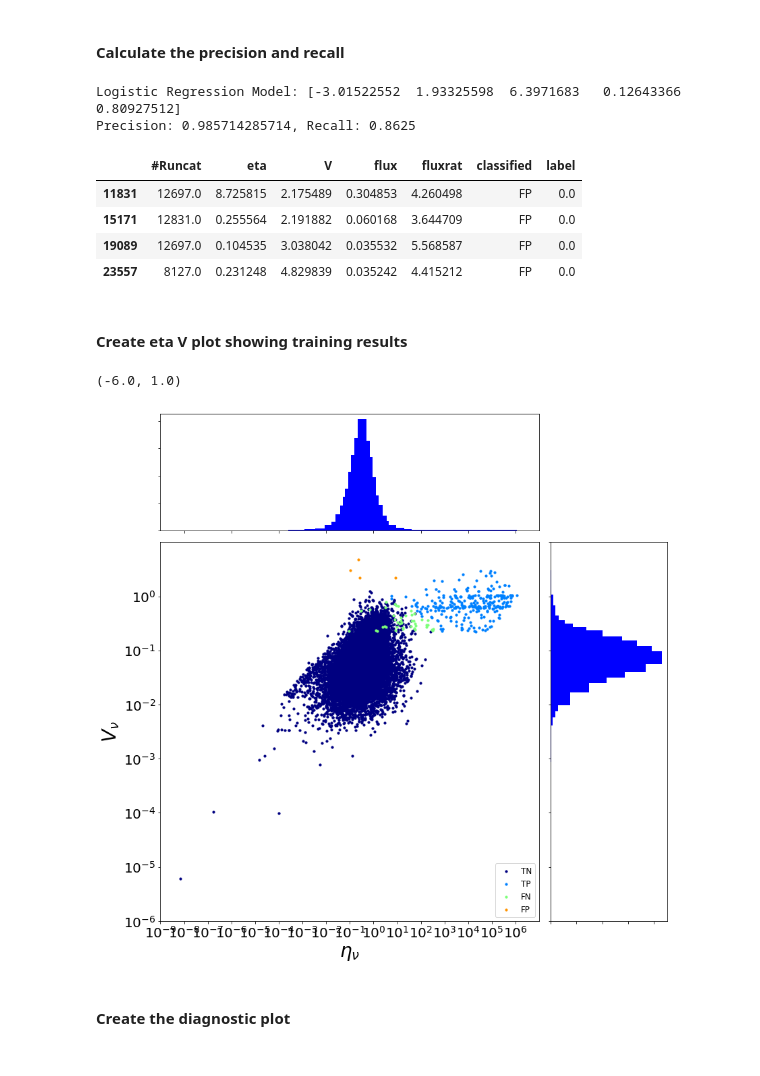
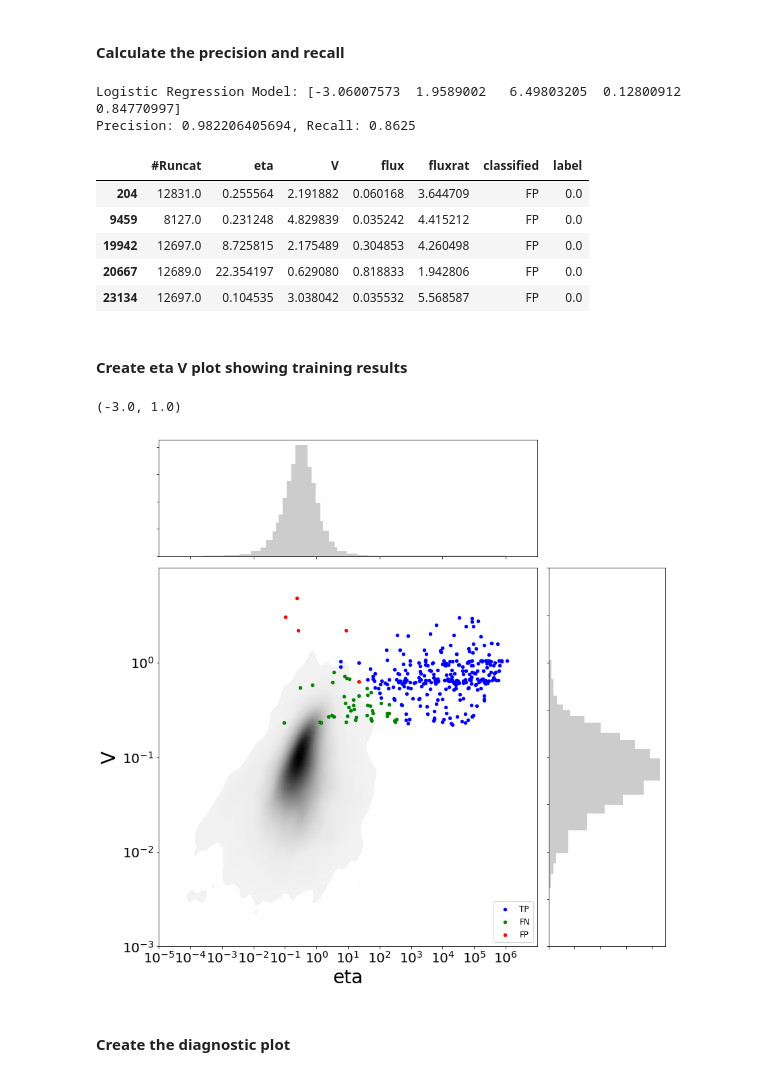
Before and after one commit to AntoniaR/TraP_ML_tools, a Jupyter notebook: examples/logistic_regression.ipynb, the cells around one changed output. Cells and saved outputs as stored; diff of their text form; code cells hidden in the pictures.

```diff
--- a/examples/logistic_regression.ipynb
+++ b/examples/logistic_regression.ipynb
@@ -36,7 +37,7 @@ from machine_learning import generic_tools
 # %%
 tests = False
 plots = False
-lda = 0.1
+lda = 0.
 path='ml_csv_files/'
 stableData = path+'stable_sources.csv'
 simulatedData = path+'sim_*_trans_data.csv'
@@ -77,7 +86,10 @@ Optimization terminated successfully.
 tp, fp, fn, tn, classified = train_logistic_regression.classify_data(X,y.T,theta)
 classified=np.array(np.c_[ids,classified,y])
 classified=pd.DataFrame(data=classified, columns=['#Runcat','eta','V','flux','fluxrat','classified','label'])
-classified=classified.apply(lambda row:[row['#Runcat'],10.**(float(row['eta'])),10.**(float(row['V'])),float(row['flux']),float(row['fluxrat']),row['classified'],row['label']],axis=1)
+classified['eta']=classified[['eta']].apply(lambda row:10.**(float(row['eta'])),axis=1)
+classified['V']=classified[['V']].apply(lambda row:10.**(float(row['V'])),axis=1)
+classified['flux']=classified[['flux']].apply(lambda row:float(row['flux']),axis=1)
+classified['fluxrat']=classified[['fluxrat']].apply(lambda row:float(row['fluxrat']),axis=1)
 # %% [markdown]
 #### Calculate the precision and recall
 # %%
@@ -85,22 +97,25 @@ precision, recall = generic_tools.precision_and_recall(tp,fp,fn)
 print "Logistic Regression Model: "+str(theta)
 print "Precision: "+str(precision)+", Recall: "+str(recall)
 # %% [output]
-Logistic Regression Model: [-3.01522552  1.93325598  6.3971683   0.12643366  0.80927512]
-Precision: 0.985714285714, Recall: 0.8625
+Logistic Regression Model: [-3.06007573  1.9589002   6.49803205  0.12800912  0.84770997]
+Precision: 0.982206405694, Recall: 0.8625
 # %%
 classified.loc[(classified['classified'] == 'FP')]
 # %% [output]
 |  | #Runcat | eta | V | flux | fluxrat | classified | label |
-| 11831 | 12697.0 | 8.725815 | 2.175489 | 0.304853 | 4.260498 | FP | 0.0 |
-| 15171 | 12831.0 | 0.255564 | 2.191882 | 0.060168 | 3.644709 | FP | 0.0 |
-| 19089 | 12697.0 | 0.104535 | 3.038042 | 0.035532 | 5.568587 | FP | 0.0 |
-| 23557 | 8127.0 | 0.231248 | 4.829839 | 0.035242 | 4.415212 | FP | 0.0 |
+| 204 | 12831.0 | 0.255564 | 2.191882 | 0.060168 | 3.644709 | FP | 0.0 |
+| 9459 | 8127.0 | 0.231248 | 4.829839 | 0.035242 | 4.415212 | FP | 0.0 |
+| 19942 | 12697.0 | 8.725815 | 2.175489 | 0.304853 | 4.260498 | FP | 0.0 |
+| 20667 | 12689.0 | 22.354197 | 0.629080 | 0.818833 | 1.942806 | FP | 0.0 |
+| 23134 | 12697.0 | 0.104535 | 3.038042 | 0.035532 | 5.568587 | FP | 0.0 |
 # %% [markdown]
 #### Create eta V plot showing training results
 # %%
 plotdata=classified
-frequencies=plotdata.classified.unique()
-col = pltvp.make_cmap(frequencies)
+frequencies=['TN','TP','FN','FP']
+col=['k','b','g','r']
+
+
 
 nullfmt   = NullFormatter()         # no labels
 fontP = FontProperties()
@@ -119,42 +134,54 @@ axHistx=fig.add_subplot(221, position=rect_histx)
 axHisty=fig.add_subplot(224, position=rect_histy)
 axHistx.xaxis.set_major_formatter(nullfmt)
 axHisty.yaxis.set_major_formatter(nullfmt)
 axHistx.axes.yaxis.set_ticklabels([])
 axHisty.axes.xaxis.set_ticklabels([])
 
 for i in range(len(frequencies)):
     plotdataTMP=plotdata.loc[(plotdata['classified']==frequencies[i])]
     xdata_var=np.log10(plotdataTMP['eta'])
     ydata_var=np.log10(plotdataTMP['V'])
-    axScatter.scatter(xdata_var, ydata_var,color=col[i], s=10., zorder=5)
+    if frequencies[i] != 'TN':
+        axScatter.scatter(xdata_var, ydata_var,color=col[i], s=20., zorder=5)
+freq_labels=[f for f in frequencies if f!='TN']
+axScatter.legend(freq_labels,loc=4, prop=fontP)
+
+
+for i in range(len(frequencies)):
+    plotdataTMP=plotdata.loc[(plotdata['classified']==frequencies[i])]
+    xdata_var=np.log10(plotdataTMP['eta'])
+    ydata_var=np.log10(plotdataTMP['V'])
+    if frequencies[i] == 'TN':
+        sns.kdeplot(np.log10(plotdataTMP.eta), np.log10(plotdataTMP.V),
+                    n_levels=1000, zorder=i, shade_lowest=False, shade=True,
+                    color='k', ax=axScatter, alpha=1)
+
 
 x = np.log10(plotdata['eta'])
 y = np.log10(plotdata['V'])
 
-axHistx.hist(x, bins=pltvp.make_bins(x), normed=1, histtype='stepfilled', color='b')
-axHisty.hist(y, bins=pltvp.make_bins(y), normed=1, histtype='stepfilled', orientation='horizontal', color='b')
+axHistx.hist(x, bins=pltvp.make_bins(x), normed=1, histtype='stepfilled', color='k',alpha=0.2)
+axHisty.hist(y, bins=pltvp.make_bins(y), normed=1, histtype='stepfilled', orientation='horizontal', color='k', alpha=0.2)
 
-freq_labels=[f for f in frequencies]
-axScatter.legend(freq_labels,loc=4, prop=fontP)
-xmin=int(min(x)-1.1)
+xmin=-5#int(min(x)-1.1)
 xmax=int(max(x)+1.1)
-ymin=int(min(y)-1.1)
+ymin=-3#int(min(y)-1.1)
 ymax=int(max(y)+1.1)
 xvals=range(xmin,xmax)
 xtxts=[r'$10^{'+str(a)+'}$' for a in xvals]
 yvals=range(ymin,ymax)
 ytxts=[r'$10^{'+str(a)+'}$' for a in yvals]
 axScatter.set_xlim([xmin,xmax])
 axScatter.set_ylim([ymin,ymax])
 axScatter.set_xticks(xvals)
 axScatter.set_xticklabels(xtxts, fontsize=20)
 axScatter.set_yticks(yvals)
 axScatter.set_yticklabels(ytxts, fontsize=20)
 axHistx.set_xlim( axScatter.get_xlim())
 axHisty.set_ylim( axScatter.get_ylim())
 # %% [output]
-(-6.0, 1.0)
+(-3.0, 1.0)
-[figure, old version]
+[figure, new version]
 # %% [markdown]
 #### Create the diagnostic plot
 # %%
```
Also changed, not shown: parts of 4 cells of this notebook, 36 other files.
